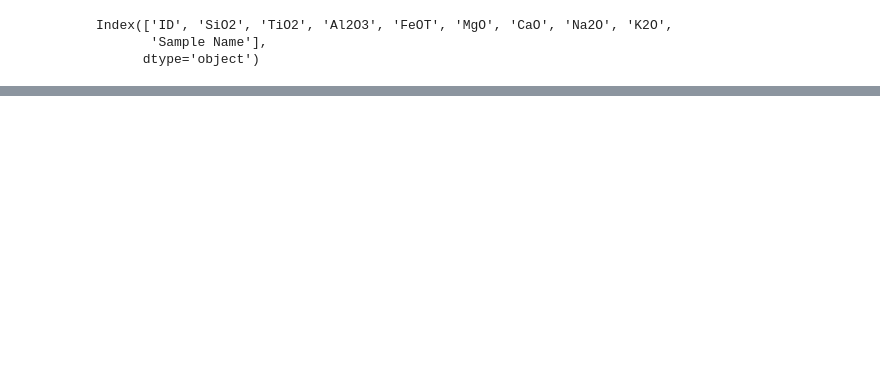
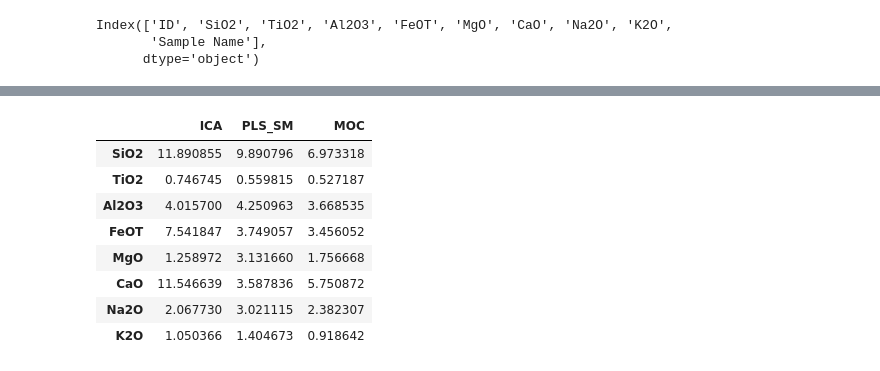
Before and after one commit to chhoumann/thesis-chemcam, a Jupyter notebook: baseline/MOC.ipynb, the cells around one changed output, grey strips where cells are left out. Drawn from its saved outputs; the diff is of its cells as text; code cells hidden in the pictures; blank space fills up the shorter version.

```diff
--- a/baseline/MOC.ipynb
+++ b/baseline/MOC.ipynb
@@ -212,0 +195,8 @@ rmse_values
+# %%
+ICA_actual_merged_df = merge_with_actual_data(aligned_pred_ICA)
+ICA_rmses = calculate_rmse(ICA_actual_merged_df)
+
+PLS_SM_actual_merged_df = merge_with_actual_data(aligned_pred_PLS_SM)
+PLS_SM_rmses = calculate_rmse(PLS_SM_actual_merged_df)
+
+ICA_rmses
@@ -212,0 +212,14 @@ rmse_values
+# %%
+RMSEs_df = pd.DataFrame([ICA_rmses, PLS_SM_rmses, moc_rmse_values], index=["ICA", "PLS_SM", "MOC"])
+# %%
+RMSEs_df.T
+# %% [output]
+|  | ICA | PLS_SM | MOC |
+| SiO2 | 11.890855 | 9.890796 | 6.973318 |
+| TiO2 | 0.746745 | 0.559815 | 0.527187 |
+| Al2O3 | 4.015700 | 4.250963 | 3.668535 |
+| FeOT | 7.541847 | 3.749057 | 3.456052 |
+| MgO | 1.258972 | 3.131660 | 1.756668 |
+| CaO | 11.546639 | 3.587836 | 5.750872 |
+| Na2O | 2.067730 | 3.021115 | 2.382307 |
+| K2O | 1.050366 | 1.404673 | 0.918642 |
```
Also changed, not shown: parts of 13 cells of this notebook, 1 other file.
